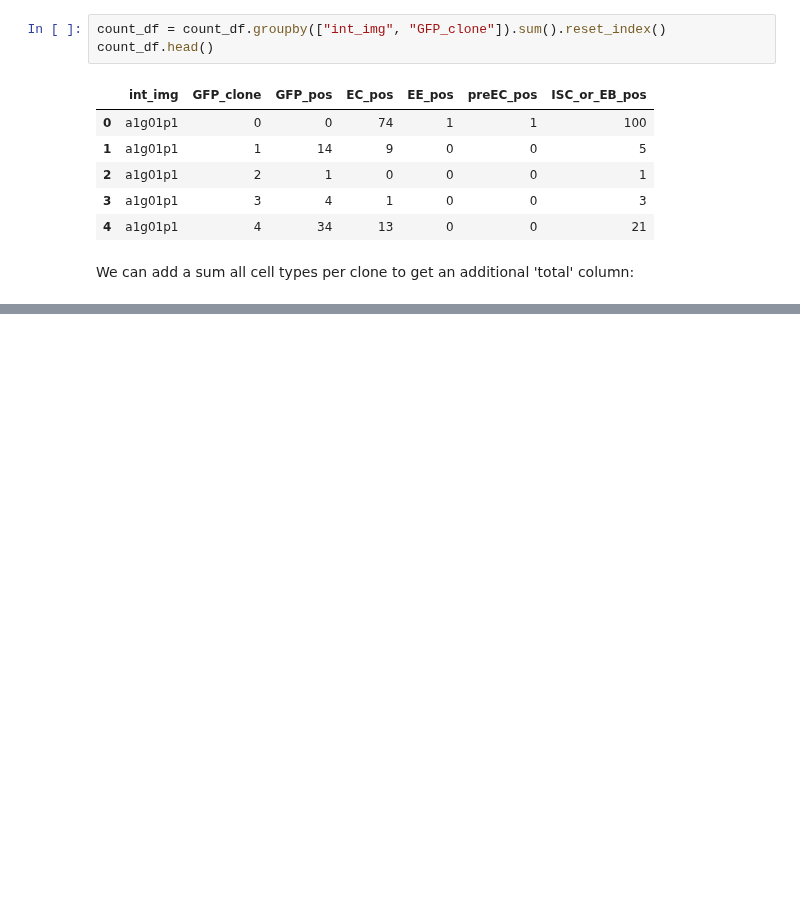
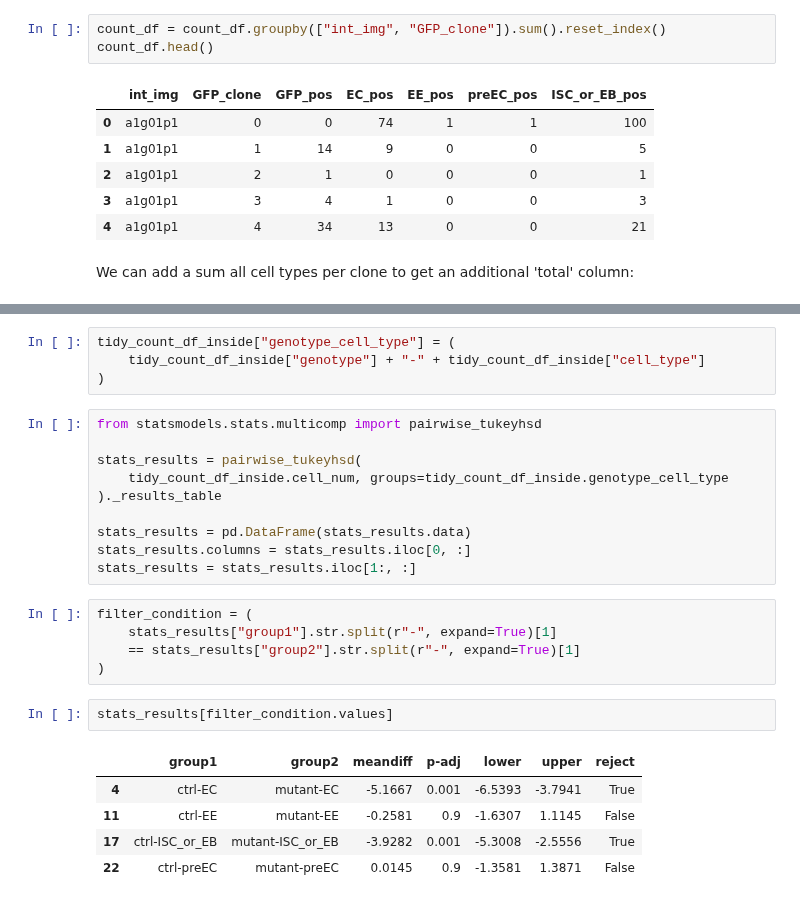
Before and after one commit to morriso1/clonedetective, a Jupyter notebook: 03_Tutorial_simple_walkthrough.ipynb, the cells around one changed output, grey strips where cells are left out. Drawn from its saved outputs; the diff is of its cells as text; blank space fills up the shorter version.

```diff
--- a/03_Tutorial_simple_walkthrough.ipynb
+++ b/03_Tutorial_simple_walkthrough.ipynb
@@ -607,0 +646,27 @@ Yes, there is a significant difference in total cells per clone between mutant a
+# %%
+tidy_count_df_inside["genotype_cell_type"] = (
+    tidy_count_df_inside["genotype"] + "-" + tidy_count_df_inside["cell_type"]
+)
+# %%
+from statsmodels.stats.multicomp import pairwise_tukeyhsd
+
+stats_results = pairwise_tukeyhsd(
+    tidy_count_df_inside.cell_num, groups=tidy_count_df_inside.genotype_cell_type
+)._results_table
+
+stats_results = pd.DataFrame(stats_results.data)
+stats_results.columns = stats_results.iloc[0, :]
+stats_results = stats_results.iloc[1:, :]
+# %%
+filter_condition = (
+    stats_results["group1"].str.split(r"-", expand=True)[1]
+    == stats_results["group2"].str.split(r"-", expand=True)[1]
+)
+# %%
+stats_results[filter_condition.values]
+# %% [output]
+|  | group1 | group2 | meandiff | p-adj | lower | upper | reject |
+| 4 | ctrl-EC | mutant-EC | -5.1667 | 0.001 | -6.5393 | -3.7941 | True |
+| 11 | ctrl-EE | mutant-EE | -0.2581 | 0.9 | -1.6307 | 1.1145 | False |
+| 17 | ctrl-ISC_or_EB | mutant-ISC_or_EB | -3.9282 | 0.001 | -5.3008 | -2.5556 | True |
+| 22 | ctrl-preEC | mutant-preEC | 0.0145 | 0.9 | -1.3581 | 1.3871 | False |
```
Also changed, not shown: parts of 27 cells of this notebook, 2 other files.
